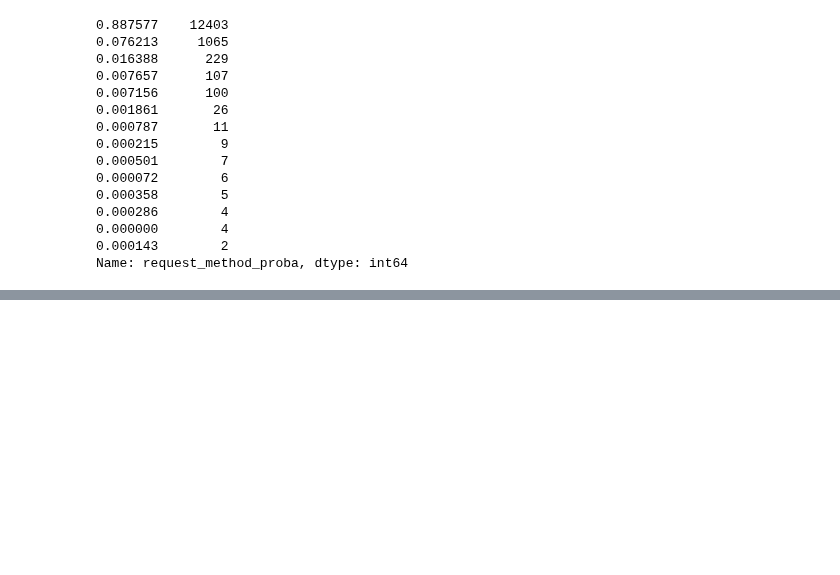
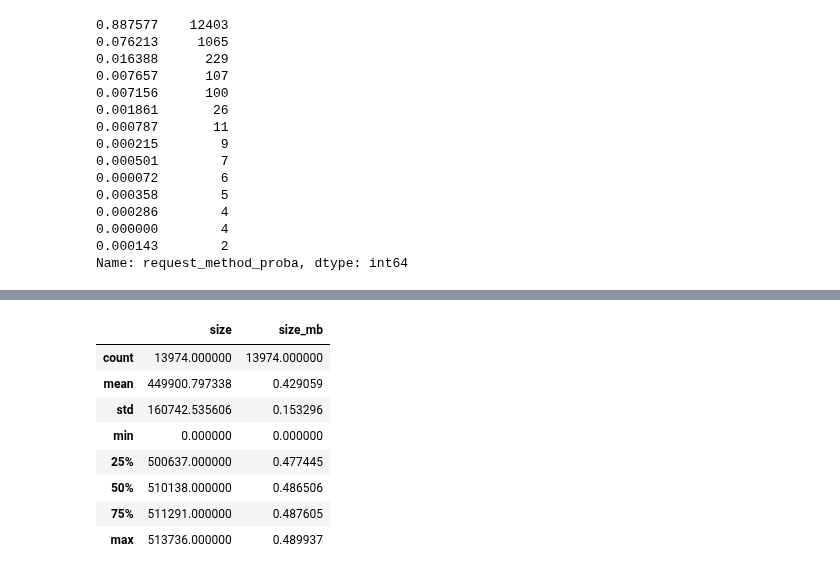
Before and after one commit to CSolitaire/anomaly-detection-exercises, a Jupyter notebook: discrete_anomaly_detection.ipynb, the cells around one changed output, grey strips where cells are left out. Saved outputs shown, nothing was run; the diff lists cells and outputs as text; code cells hidden in the pictures; blank space fills up the shorter version.

```diff
--- a/discrete_anomaly_detection.ipynb
+++ b/discrete_anomaly_detection.ipynb
@@ -648,0 +661,12 @@ Name: request_method_proba, dtype: int64
+# %%
+train.describe()
+# %% [output]
+|  | size | size_mb |
+| count | 13974.000000 | 13974.000000 |
+| mean | 449900.797338 | 0.429059 |
+| std | 160742.535606 | 0.153296 |
+| min | 0.000000 | 0.000000 |
+| 25% | 500637.000000 | 0.477445 |
+| 50% | 510138.000000 | 0.486506 |
+| 75% | 511291.000000 | 0.487605 |
+| max | 513736.000000 | 0.489937 |
```
Also changed, not shown: parts of 14 cells of this notebook.
